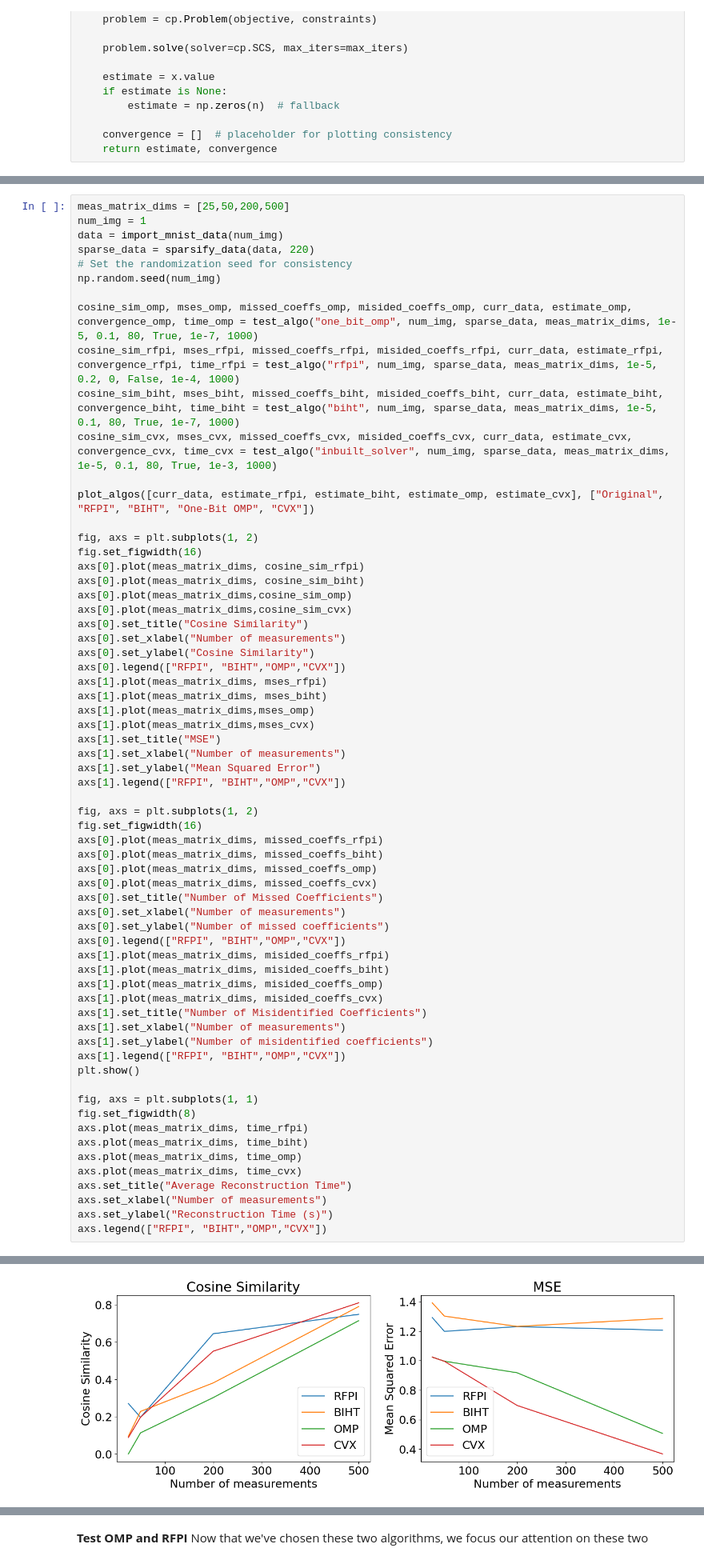
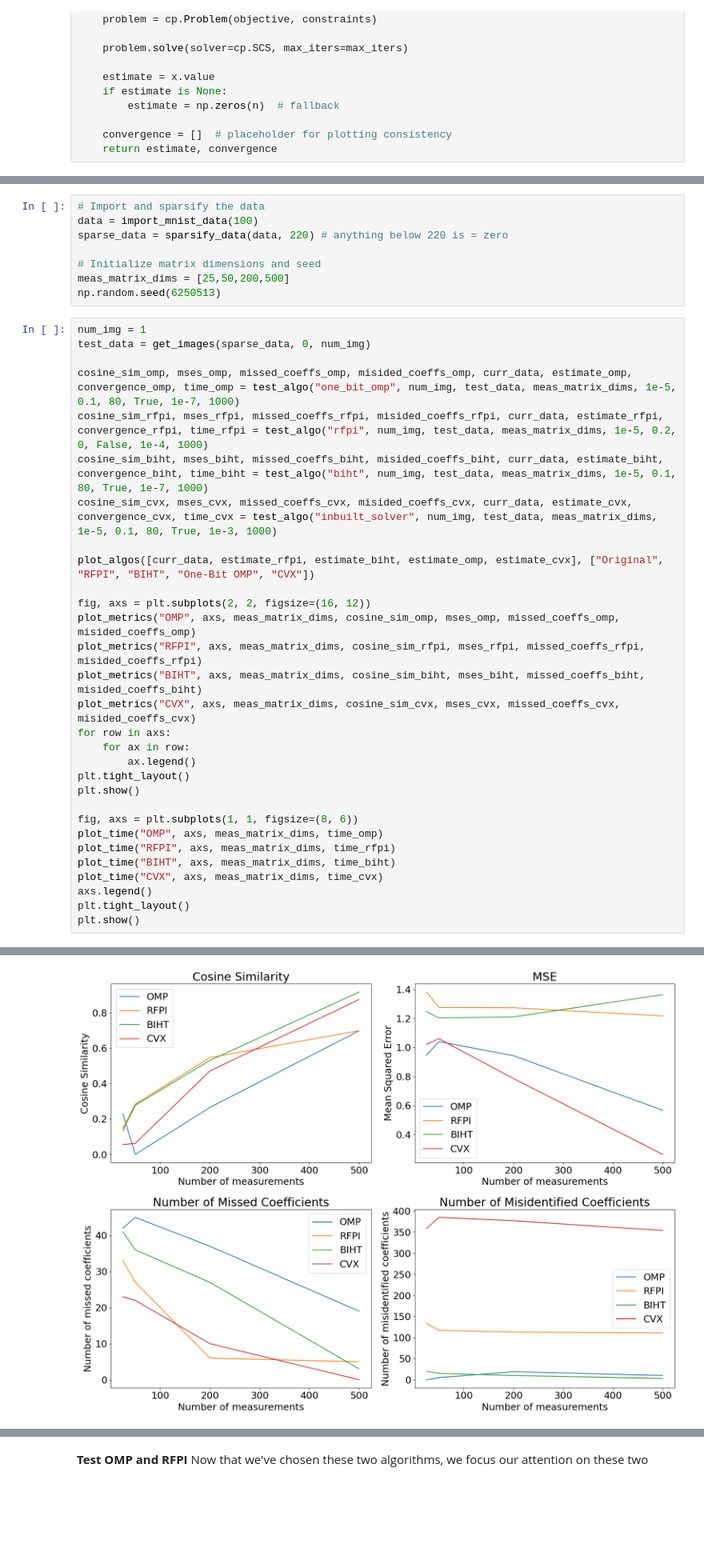
Before and after one commit to josephine-king/EE4740_ImageCompression, a Jupyter notebook: image_compression.ipynb, the cells around one changed output, grey strips where cells are left out. Shown at 80% size. Cells and saved outputs as stored; diff of their text form; blank space fills up the shorter version.

```diff
--- a/image_compression.ipynb
+++ b/image_compression.ipynb
@@ -385,65 +421,39 @@ def plot_sparsities(algo, sparse_data, num_images, m, step_size, lamda, sparsity
+# %%
+# Import and sparsify the data
+data = import_mnist_data(100)
+sparse_data = sparsify_data(data, 220) # anything below 220 is = zero
+
+# Initialize matrix dimensions and seed
+meas_matrix_dims = [25,50,200,500]
+np.random.seed(6250513)
 # %%
-meas_matrix_dims = [25,50,200,500]
 num_img = 1
-data = import_mnist_data(num_img)
-sparse_data = sparsify_data(data, 220)
-# Set the randomization seed for consistency
-np.random.seed(num_img)
+test_data = get_images(sparse_data, 0, num_img)
 
-cosine_sim_omp, mses_omp, missed_coeffs_omp, misided_coeffs_omp, curr_data, estimate_omp, convergence_omp, time_omp = test_algo("one_bit_omp", num_img, sparse_data, meas_matrix_dims, 1e-5, 0.1, 80, True, 1e-7, 1000)
-cosine_sim_rfpi, mses_rfpi, missed_coeffs_rfpi, misided_coeffs_rfpi, curr_data, estimate_rfpi, convergence_rfpi, time_rfpi = test_algo("rfpi", num_img, sparse_data, meas_matrix_dims, 1e-5, 0.2, 0, False, 1e-4, 1000)
-cosine_sim_biht, mses_biht, missed_coeffs_biht, misided_coeffs_biht, curr_data, estimate_biht, convergence_biht, time_biht = test_algo("biht", num_img, sparse_data, meas_matrix_dims, 1e-5, 0.1, 80, True, 1e-7, 1000)
-cosine_sim_cvx, mses_cvx, missed_coeffs_cvx, misided_coeffs_cvx, curr_data, estimate_cvx, convergence_cvx, time_cvx = test_algo("inbuilt_solver", num_img, sparse_data, meas_matrix_dims, 1e-5, 0.1, 80, True, 1e-3, 1000)
+cosine_sim_omp, mses_omp, missed_coeffs_omp, misided_coeffs_omp, curr_data, estimate_omp, convergence_omp, time_omp = test_algo("one_bit_omp", num_img, test_data, meas_matrix_dims, 1e-5, 0.1, 80, True, 1e-7, 1000)
+cosine_sim_rfpi, mses_rfpi, missed_coeffs_rfpi, misided_coeffs_rfpi, curr_data, estimate_rfpi, convergence_rfpi, time_rfpi = test_algo("rfpi", num_img, test_data, meas_matrix_dims, 1e-5, 0.2, 0, False, 1e-4, 1000)
+cosine_sim_biht, mses_biht, missed_coeffs_biht, misided_coeffs_biht, curr_data, estimate_biht, convergence_biht, time_biht = test_algo("biht", num_img, test_data, meas_matrix_dims, 1e-5, 0.1, 80, True, 1e-7, 1000)
+cosine_sim_cvx, mses_cvx, missed_coeffs_cvx, misided_coeffs_cvx, curr_data, estimate_cvx, convergence_cvx, time_cvx = test_algo("inbuilt_solver", num_img, test_data, meas_matrix_dims, 1e-5, 0.1, 80, True, 1e-3, 1000)
 
 plot_algos([curr_data, estimate_rfpi, estimate_biht, estimate_omp, estimate_cvx], ["Original", "RFPI", "BIHT", "One-Bit OMP", "CVX"])
 
-fig, axs = plt.subplots(1, 2)
-fig.set_figwidth(16)
-axs[0].plot(meas_matrix_dims, cosine_sim_rfpi)
-axs[0].plot(meas_matrix_dims, cosine_sim_biht)
-axs[0].plot(meas_matrix_dims,cosine_sim_omp)
-axs[0].plot(meas_matrix_dims,cosine_sim_cvx)
-axs[0].set_title("Cosine Similarity")
-axs[0].set_xlabel("Number of measurements")
-axs[0].set_ylabel("Cosine Similarity")
-axs[0].legend(["RFPI", "BIHT","OMP","CVX"])
-axs[1].plot(meas_matrix_dims, mses_rfpi)
-axs[1].plot(meas_matrix_dims, mses_biht)
-axs[1].plot(meas_matrix_dims,mses_omp)
-axs[1].plot(meas_matrix_dims,mses_cvx)
-axs[1].set_title("MSE")
-axs[1].set_xlabel("Number of measurements")
-axs[1].set_ylabel("Mean Squared Error")
-axs[1].legend(["RFPI", "BIHT","OMP","CVX"])
-
-fig, axs = plt.subplots(1, 2)
-fig.set_figwidth(16)
-axs[0].plot(meas_matrix_dims, missed_coeffs_rfpi)
-axs[0].plot(meas_matrix_dims, missed_coeffs_biht)
-axs[0].plot(meas_matrix_dims, missed_coeffs_omp)
-axs[0].plot(meas_matrix_dims, missed_coeffs_cvx)
-axs[0].set_title("Number of Missed Coefficients")
-axs[0].set_xlabel("Number of measurements")
-axs[0].set_ylabel("Number of missed coefficients")
-axs[0].legend(["RFPI", "BIHT","OMP","CVX"])
-axs[1].plot(meas_matrix_dims, misided_coeffs_rfpi)
-axs[1].plot(meas_matrix_dims, misided_coeffs_biht)
-axs[1].plot(meas_matrix_dims, misided_coeffs_omp)
-axs[1].plot(meas_matrix_dims, misided_coeffs_cvx)
-axs[1].set_title("Number of Misidentified Coefficients")
-axs[1].set_xlabel("Number of measurements")
-axs[1].set_ylabel("Number of misidentified coefficients")
-axs[1].legend(["RFPI", "BIHT","OMP","CVX"])
+fig, axs = plt.subplots(2, 2, figsize=(16, 12))
+plot_metrics("OMP", axs, meas_matrix_dims, cosine_sim_omp, mses_omp, missed_coeffs_omp, misided_coeffs_omp)
+plot_metrics("RFPI", axs, meas_matrix_dims, cosine_sim_rfpi, mses_rfpi, missed_coeffs_rfpi, misided_coeffs_rfpi)
+plot_metrics("BIHT", axs, meas_matrix_dims, cosine_sim_biht, mses_biht, missed_coeffs_biht, misided_coeffs_biht)
+plot_metrics("CVX", axs, meas_matrix_dims, cosine_sim_cvx, mses_cvx, missed_coeffs_cvx, misided_coeffs_cvx)
+for row in axs:
+    for ax in row:
+        ax.legend()
+plt.tight_layout()
 plt.show()
 
-fig, axs = plt.subplots(1, 1)
-fig.set_figwidth(8)
-axs.plot(meas_matrix_dims, time_rfpi)
-axs.plot(meas_matrix_dims, time_biht)
-axs.plot(meas_matrix_dims, time_omp)
-axs.plot(meas_matrix_dims, time_cvx)
-axs.set_title("Average Reconstruction Time")
-axs.set_xlabel("Number of measurements")
-axs.set_ylabel("Reconstruction Time (s)")
-axs.legend(["RFPI", "BIHT","OMP","CVX"])
+fig, axs = plt.subplots(1, 1, figsize=(8, 6))
+plot_time("OMP", axs, meas_matrix_dims, time_omp)
+plot_time("RFPI", axs, meas_matrix_dims, time_rfpi)
+plot_time("BIHT", axs, meas_matrix_dims, time_biht)
+plot_time("CVX", axs, meas_matrix_dims, time_cvx)
+axs.legend()
+plt.tight_layout()
+plt.show()
 # %% [output]
@@ -451 +461 @@ axs.legend(["RFPI", "BIHT","OMP","CVX"])
-[figure, old version]
+[figure, new version]
```
Also changed, not shown: parts of 26 cells of this notebook.
